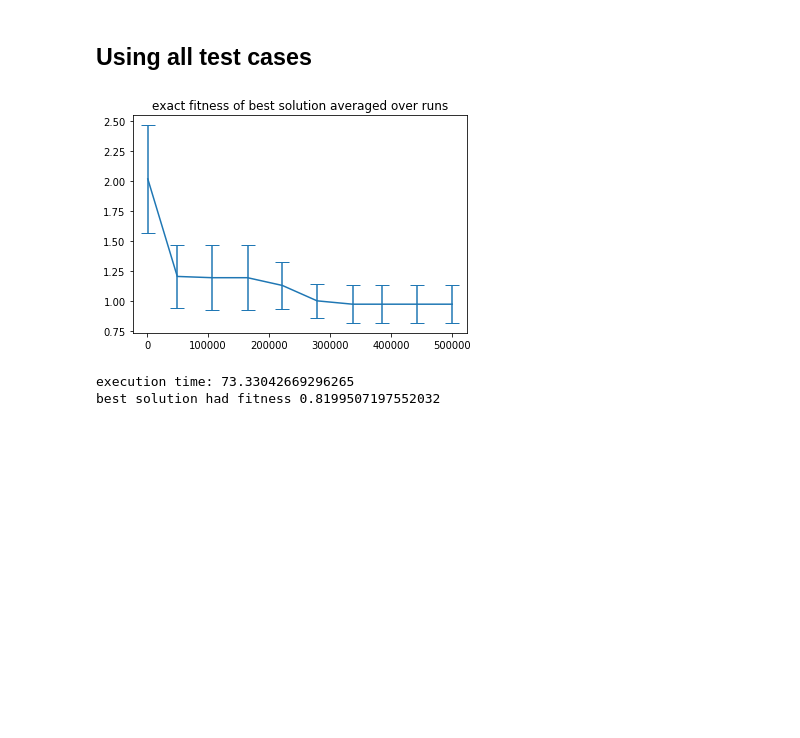
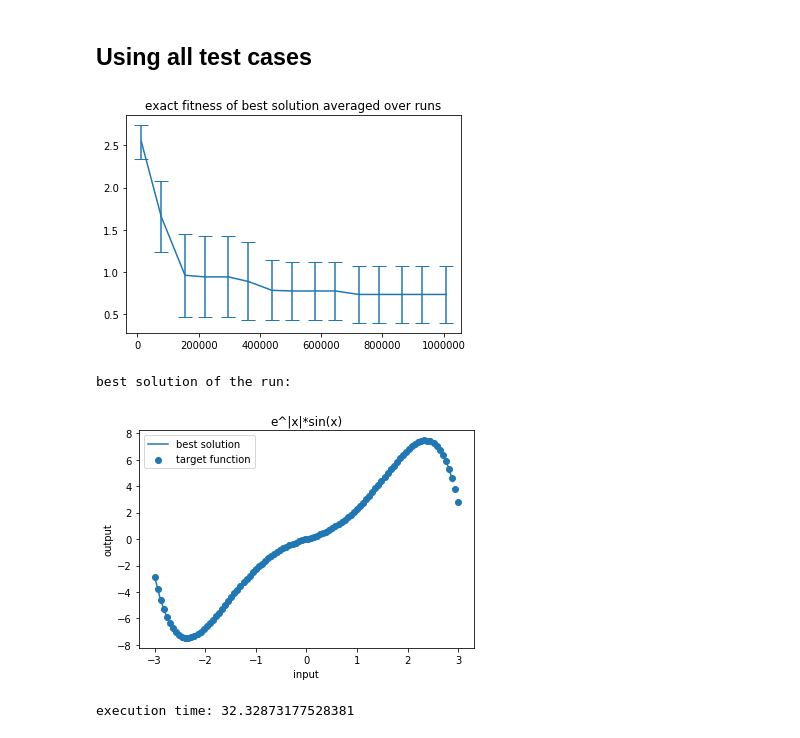
Before and after one commit to mayerja1/gp, a Jupyter notebook: notebook.ipynb, the cells around one changed output. Cells and saved outputs as stored; diff of their text form; code cells hidden in the pictures; blank space fills up the shorter version.

```diff
--- a/notebook.ipynb
+++ b/notebook.ipynb
@@ -14,7 +14,7 @@ from math import sin, cos, pi, exp, sqrt, log
 import time
 # %%
 # set of problems
-problems = ({'func' : lambda x: exp(abs(x))*sin(x), 'interval' : np.array(list(product(np.arange(-3,3.1,0.1)))), 'name' : 'e^|x|*sin(x)'},)
+problems = ({'func' : lambda x: exp(abs(x))*sin(x), 'interval' : np.array(list(product(np.linspace(-3,3,100)))), 'name' : 'e^|x|*sin(x)'},)
 def generate_dataset(inputs, func):
     outputs = np.zeros_like(inputs[:, 0])
     for i, t in enumerate(inputs):
@@ -32,8 +32,8 @@ def safe_exp(x): return exp(min(30, x))
 BINARY_FUNCTIONS = (add, sub, mul, safe_div)
 UNARY_FUNCTIONS = (abs, sin, cos, safe_exp, safe_log)
 FUNC_NAMES = {add : '+', sub : '-', mul : '*', safe_div : '/', sin : 'sin', cos : 'cos', abs : 'abs', safe_exp : 'e^', safe_log : 'log'}
-INPUTS = ['x']
-TERMINALS = [-1, 0, 1] + INPUTS
+INPUTS = ('x',)
+TERMINALS = (-1, 0, 1) + INPUTS
 
 
 gp.Parameters.gp_rules = {
@@ -42,6 +42,7 @@ gp.Parameters.gp_rules = {
     'func_names' :       FUNC_NAMES,
     'terminals' :        TERMINALS,
     'inputs' :           INPUTS,
+    'node_data' : BINARY_FUNCTIONS + UNARY_FUNCTIONS + TERMINALS,
     'pop_size' :         128, # population size
     'min_depth' :        2, # minimal initial random tree depth
     'max_depth' :        4, # maximal initial random tree depth
@@ -50,7 +51,7 @@ gp.Parameters.gp_rules = {
     'xo_rate' :          0.5, # crossover rate
     'prob_mutation' :    0.1, # per-node mutation probability
     'epsilon' :          0.1, # epsilon used to compute hit rate
-    'evaluations_limit' : 5e5
+    'evaluations_limit' : 1e6
 }
 # %%
 runs = 5
@@ -119,44 +169,62 @@ best solution had fitness 0.8428718775282993
 # %% [markdown]
 ## Using all test cases
 # %%
+# run gp on problems with parameters specified above
+seed() # set seed here to reproduce same conditions
 start = time.time()
 
 for problem in problems:
     d = generate_dataset(problem['interval'], problem['func'])
     x = gp.GeneticProgram(d)
-    fp_manager = gp.SLFitnessPredictorManager(x, d.shape[0])
 
     x_values = []
+    used_predictors = []
     fitnesses = []
-    best_run_fitness = np.inf
+    best_ever_fitness = np.inf
+    best_ever = None
+    worse_solutions = []
 
     for i in range(runs):
-        res = x.run_evolution(fp_manager=fp_manager, verbose=False)
+        res = x.run_evolution(fp_manager=None, verbose=False)
+        if res['best_of_run_exact_fitness'] < best_ever_fitness:
+            best_ever_fitness = res['best_of_run_exact_fitness']
+            best_ever = res['best']
+
         x_values.append(res['test_cases_evaluations'])
         fitnesses.append(res['best_of_run_fitnesses'])
-        best_run_fitness = min(res['best_of_run_exact_fitness'], best_run_fitness)
+
 
     # select widest range
     x_values = x_values[np.argmax([len(v) for v in x_values])]
 
     # fill shorter runs with last values (in case some run converged or something...)
     for i in range(len(fitnesses)):
-        while len(fitnesses[i]) < len(x_values): fitnesses[i] = np.append(fitnesses[i], fitnesses[i][-1])
+        while len(fitnesses[i]) < len(x_values):
+            fitnesses[i] = np.append(fitnesses[i], fitnesses[i][-1])
+
+    # samples to use
+    idxs = np.linspace(0, len(x_values)-1, 15, dtype=np.int32)
+
 
     fitnesses = np.vstack(fitnesses)
 
     #plot fitness
     avg_fitnesses = np.mean(fitnesses, axis=0)
     errors = np.std(fitnesses, axis=0)
-    idxs = np.linspace(0, len(x_values)-1, 10, dtype=np.int32)
     plt.errorbar(x_values[idxs], avg_fitnesses[idxs], yerr=errors[idxs], capsize=7)
+
+    #for s in worse_solutions:
+    #    for ss in s:
+    #        plt.axvline(x=ss, ymin=0, ymax=max(avg_fitnesses), color='r', linestyle='dashed')
     plt.title('exact fitness of best solution averaged over runs')
     plt.show()
 
-end = time.time()
-print(f'execution time: {end - start}')
-print(f'best solution had fitness {best_run_fitness}')
+    print(f'best solution of the run:')
+    pl.plot_solution_and_target(best_ever, problem['name'] , d)
+    end = time.time()
+    print(f'execution time: {end - start}')
 # %% [output]
-[figure, old version]
+[figure, new version]
-execution time: 73.33042669296265
-best solution had fitness 0.8199507197552032
+best solution of the run:
+[figure, added]
+execution time: 32.32873177528381
```
Also changed, not shown: parts of 2 cells of this notebook.
